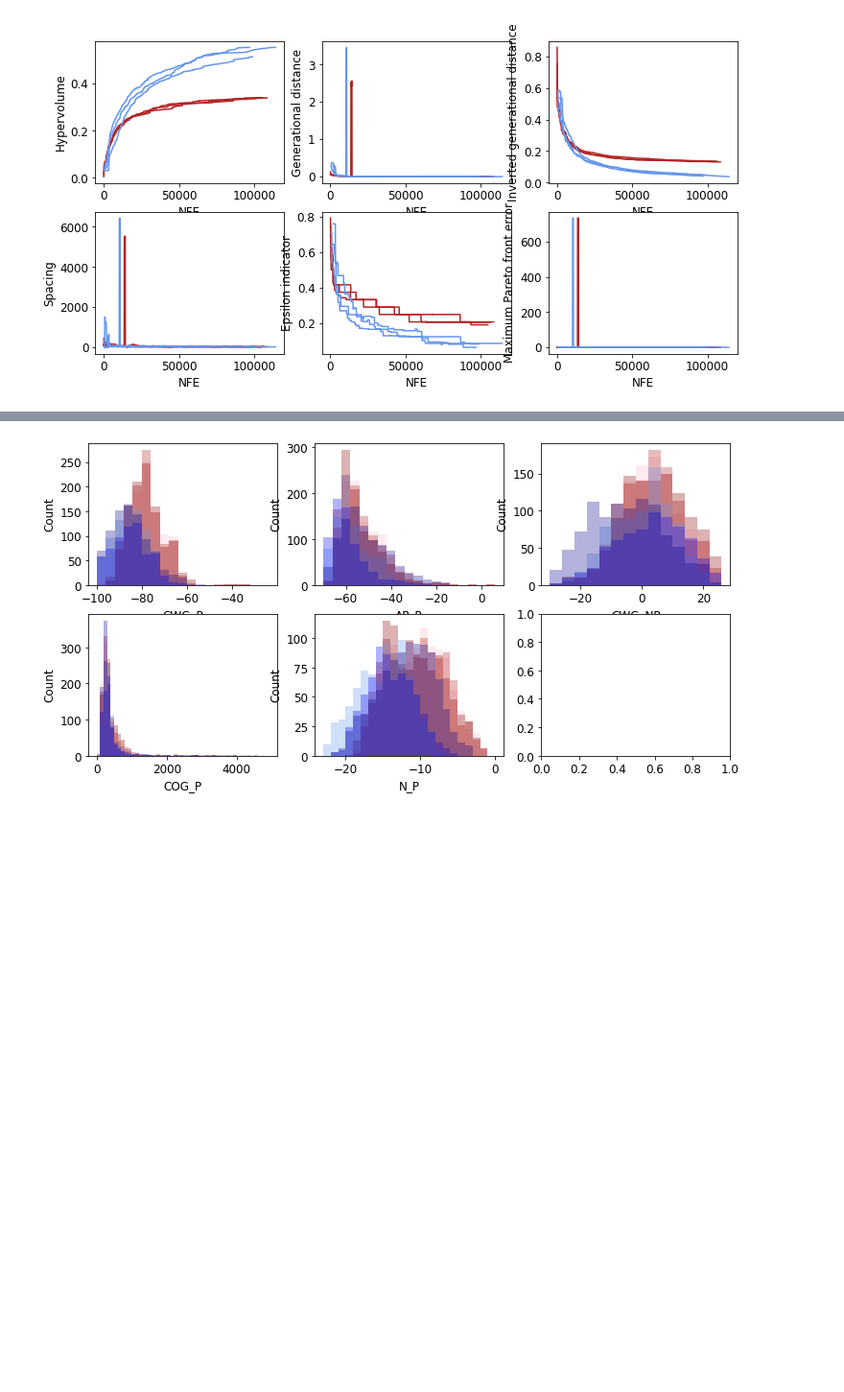
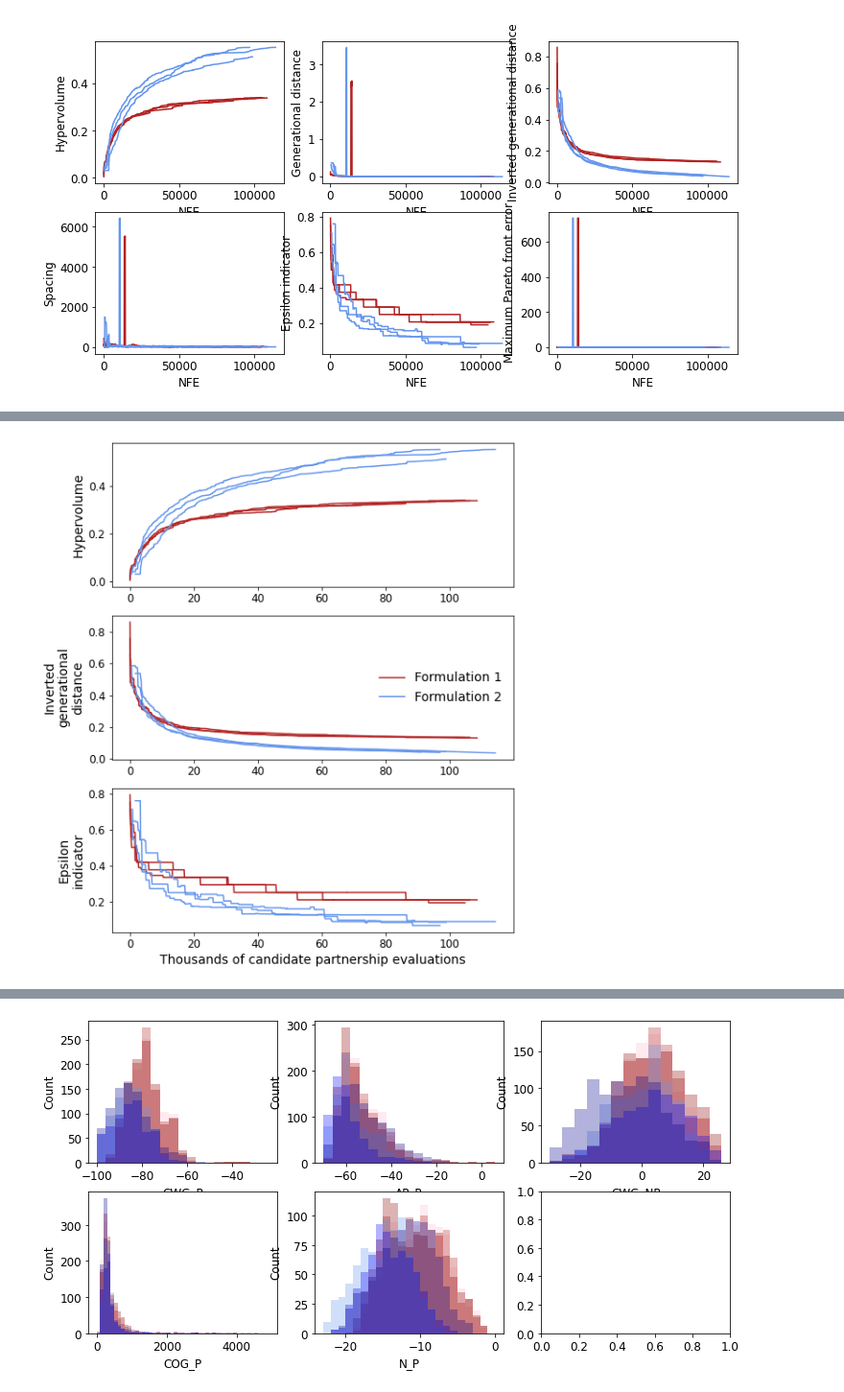
Before and after one commit to hbz5000/CALFEWS, a Jupyter notebook: MORDM_experiment/paper1/moo_analysis.ipynb, the cells around one changed output, grey strips where cells are left out. Shown at 96% size. Saved outputs shown, nothing was run; the diff lists cells and outputs as text; code cells hidden in the pictures; blank space fills up the shorter version.

```diff
--- a/MORDM_experiment/paper1/moo_analysis.ipynb
+++ b/MORDM_experiment/paper1/moo_analysis.ipynb
@@ -9,6 +9,10 @@ from matplotlib.colors import Normalize, LogNorm, ListedColormap
 import seaborn as sns
 
 plt.rcParams['font.size'] = '12'
+
+fontsize = 14
+
+fig_dir = 'figs/'
 # %%
 ### read in metric data
 dvs = [1,1,1,2,2,2,   1,1,1,2,2,2,   1,1,1,2,2,2]
@@ -25,9 +29,9 @@ for i in range(len(dvs)):
     seed = seeds[i]
     r = rounds[i]
     nfe = nfes[i]
-    df = pd.read_csv(f'../results/MOO_results_s2/dv{dv}_seed{seed}_round{r}/operators/dv{dv}_s{seed}_nfe{nfe}.NFE', sep=' ', header=None)
+    df = pd.read_csv(f'../../results/MOO_results_s2/dv{dv}_seed{seed}_round{r}/operators/dv{dv}_s{seed}_nfe{nfe}.NFE', sep=' ', header=None)
     for o in ['DE','PCX','SBX','SPX','UM','UNDX']:
-        df[o] = pd.read_csv(f'../results/MOO_results_s2/dv{dv}_seed{seed}_round{r}/operators/dv{dv}_s{seed}_nfe{nfe}.{o}', sep=' ', header=None)[0].values
+        df[o] = pd.read_csv(f'../../results/MOO_results_s2/dv{dv}_seed{seed}_round{r}/operators/dv{dv}_s{seed}_nfe{nfe}.{o}', sep=' ', header=None)[0].values
     df.index = df[0]
     df = df.iloc[:, 1:]
     ncols = df.shape[1]
@@ -59,7 +63,7 @@ for i in range(len(dvs)):
     seed = seeds[i]
     r = rounds[i]
     nfe = nfes[i]
-    df = pd.read_csv(f'../results/MOO_results_s2/dv{dv}_seed{seed}_round{r}/metrics/dv{dv}_s{seed}_nfe{nfe}.metrics', sep=' ')
+    df = pd.read_csv(f'../../results/MOO_results_s2/dv{dv}_seed{seed}_round{r}/metrics/dv{dv}_s{seed}_nfe{nfe}.metrics', sep=' ')
     df.index = operators[i].index[-df.shape[0]:]
     df.columns = ['Hypervolume', 'Generational distance', 'Inverted generational distance', 'Spacing', 'Epsilon indicator', 'Maximum Pareto front error']
 #     df = df.iloc[:, [0, 1, 4]]
@@ -87,0 +109,23 @@ for c, col in enumerate(cols):
+# %%
+from matplotlib.lines import Line2D
+### plot runtime metrics
+coldict = {1: 'firebrick', 2: 'cornflowerblue'}
+cols = ['Hypervolume', 'Inverted generational distance','Epsilon indicator']
+labels = ['Hypervolume', 'Inverted\ngenerational\ndistance','Epsilon\nindicator']
+fig, axs = plt.subplots(3,1,figsize=(8,10))
+j = 0
+k = 0
+for c, col in enumerate(cols):
+    ax = axs[c]
+    for i in range(len(dvs)):
+        ax.plot(metrics[i][col].index/1000, metrics[i][col], color=coldict[dvs[i]])
+    ax.set_ylabel(labels[c], fontsize=fontsize)
+    if c == 1:
+        leg = [Line2D([0], [0], color= coldict[1], label='Formulation 1'),
+               Line2D([0], [0], color= coldict[2], label='Formulation 2')]
+        _ = ax.legend(handles=leg, loc='center right', frameon=False, fontsize=fontsize)
+ax.set_xlabel('Thousands of candidate partnership evaluations', fontsize=fontsize)
+
+plt.savefig(f'{fig_dir}moea_metrics.png', bbox_inches='tight', dpi=300)
+# %% [output]
+[figure, added]
```
Also changed, not shown: parts of 2 cells of this notebook, 4 other files.
